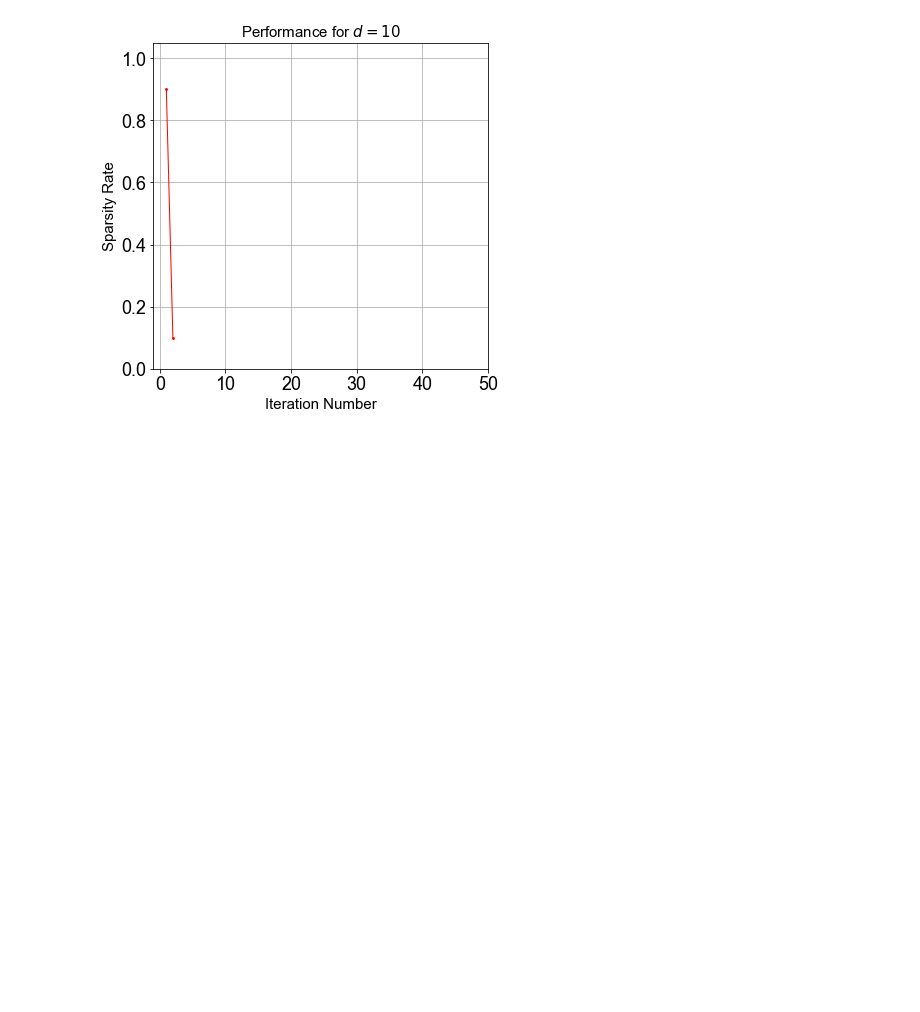
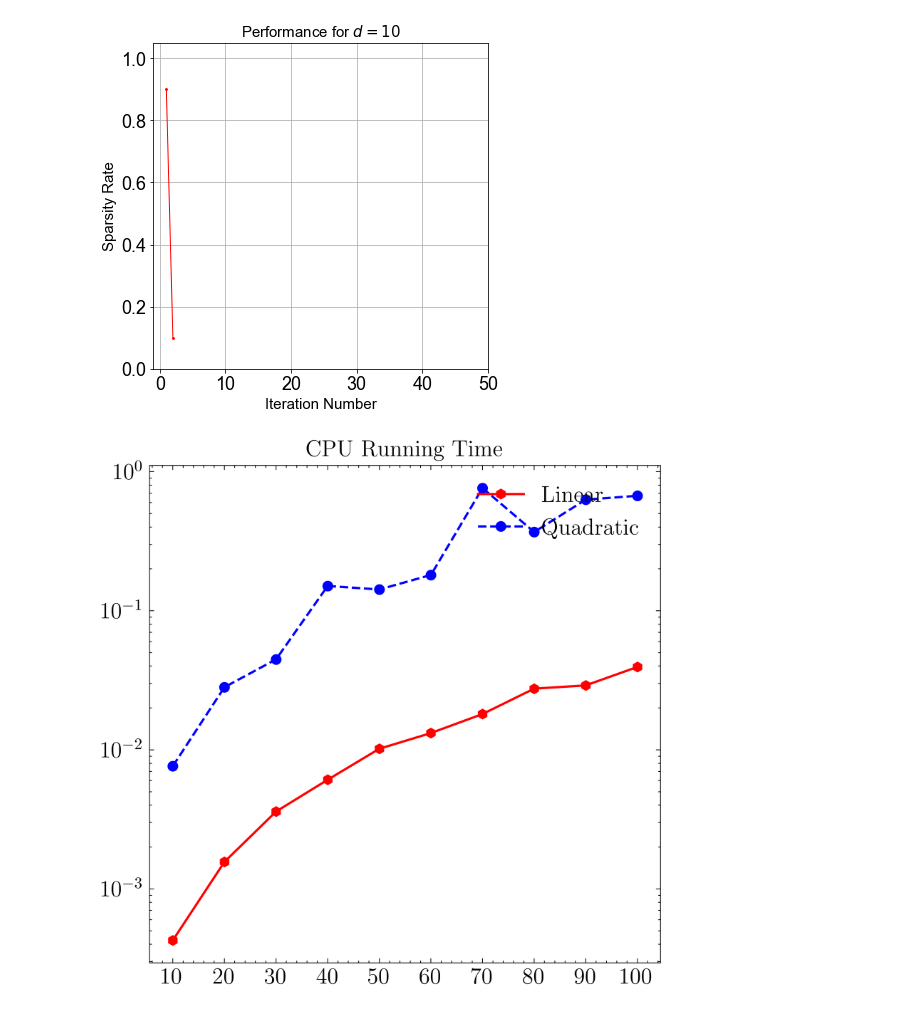
Before and after one commit to WalterBabyRudin/MMD_Optimization, a Jupyter notebook: OT_basic.ipynb, the cells around one changed output. Cells and saved outputs as stored; diff of their text form; code cells hidden in the pictures; blank space fills up the shorter version.

```diff
--- a/OT_basic.ipynb
+++ b/OT_basic.ipynb
@@ -121,3 +121,41 @@ axes.set_title(r'Performance for $d=10$',fontsize=15)
 plt.savefig('plt_d_10.pdf',bbox_inches='tight')
 # %% [output]
 [figure]
+# %%
+import numpy as np
+import matplotlib.pyplot as plt
+
+np.random.seed(2021)
+
+cpu_linear_hist = np.load("cpu_linear_hist.npy")
+cpu_quadratic_hist = np.load("cpu_quadratic_hist.npy")
+
+d_hist = [10, 20, 30, 40, 50, 60, 70, 80, 90, 100]
+L_d_hist = len(d_hist)
+
+fig, axes = plt.subplots(figsize=(6,6))
+plt.style.use(['science','ieee'])
+
+axes.plot(d_hist, cpu_linear_hist, label=r'Linear',
+            linestyle = '-', marker = 'h', color='red',ms=6,linewidth=1.5)
+axes.plot(d_hist, cpu_quadratic_hist, label=r'Quadratic',
+            linestyle = '--', marker = 'o', color='blue',ms=6,linewidth=1.5)
+axes.set_xticks(d_hist)
+axes.set_xticklabels([10, 20, 30, 40, 50, 60, 70, 80, 90, 100],fontsize=15)
+axes.set_yscale("log")
+plt.yticks(fontsize=15)
+axes.legend(loc="upper right",fontsize=15)
+
+axes.set_title(r'CPU Running Time',fontsize=15)
+plt.savefig('plt_cpu_linear_quad.pdf',bbox_inches='tight')
+# axes.set_xlim([-1,50])
+# axes.set_ylim([0,1.05])
+# axes.grid(True)
+# axes.tick_params(labelsize=18)
+# axes.set_xlabel('Iteration Number', fontsize=15)
+# axes.set_ylabel(r'Sparsity Rate', fontsize=15)
+# axes.set_title(r'Performance for $d=20$',fontsize=15)
+
+# plt.savefig('plt_d_20.pdf',bbox_inches='tight')
+# %% [output]
+[figure, added]
```
Also changed, not shown: parts of 1 cell of this notebook, 8 other files.
